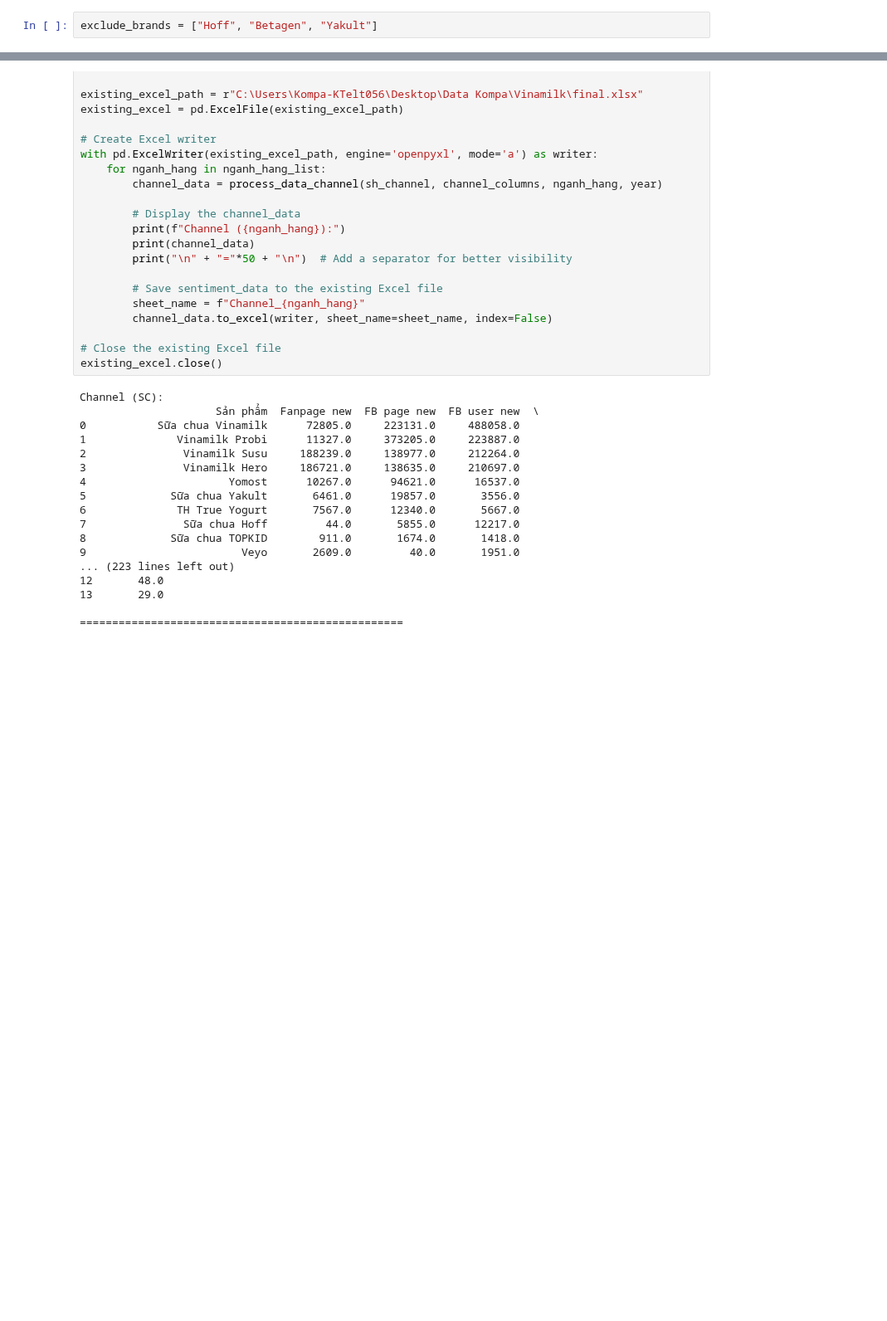
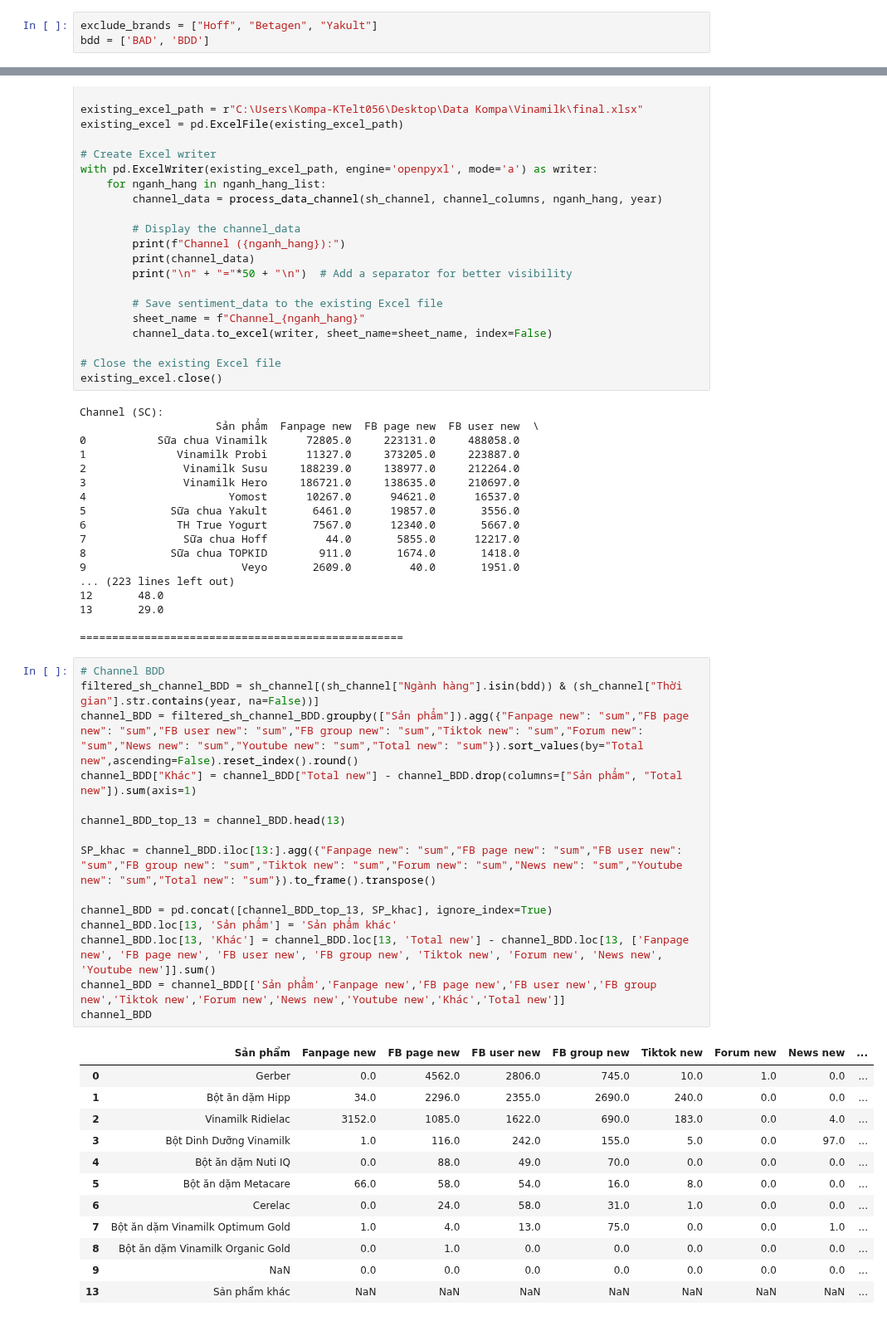
Before and after one commit to kimhueee/Brand-Social-Listening, a Jupyter notebook: Monthly Vinamilk.ipynb, the cells around one changed output, grey strips where cells are left out. Shown at 83% size. Saved outputs shown, nothing was run; the diff lists cells and outputs as text; blank space fills up the shorter version.

```diff
--- a/Monthly Vinamilk.ipynb
+++ b/Monthly Vinamilk.ipynb
@@ -234,6 +234,7 @@ pre_ytd = ['01/2023','02/2023','03/2023','04/2023','05/2023','06/2023']
 pre_year = "2023"
 # %%
 exclude_brands = ["Hoff", "Betagen", "Yakult"]
+bdd = ['BAD', 'BDD']
 # %%
 #Thị phần ngành sữa theo Tháng năm 2024
 filtered_sh_sentiment_mon = sh_sentiment[(sh_sentiment["Thời gian"] == month) & ~sh_sentiment["Thương hiệu"].isin(exclude_brands)]
@@ -627,3 +688,31 @@ Channel (SC):
 13       29.0
 
 ==================================================
+# %%
+# Channel BDD
+filtered_sh_channel_BDD = sh_channel[(sh_channel["Ngành hàng"].isin(bdd)) & (sh_channel["Thời gian"].str.contains(year, na=False))]
+channel_BDD = filtered_sh_channel_BDD.groupby(["Sản phẩm"]).agg({"Fanpage new": "sum","FB page new": "sum","FB user new": "sum","FB group new": "sum","Tiktok new": "sum","Forum new": "sum","News new": "sum","Youtube new": "sum","Total new": "sum"}).sort_values(by="Total new",ascending=False).reset_index().round()
+channel_BDD["Khác"] = channel_BDD["Total new"] - channel_BDD.drop(columns=["Sản phẩm", "Total new"]).sum(axis=1)
+
+channel_BDD_top_13 = channel_BDD.head(13)
+
+SP_khac = channel_BDD.iloc[13:].agg({"Fanpage new": "sum","FB page new": "sum","FB user new": "sum","FB group new": "sum","Tiktok new": "sum","Forum new": "sum","News new": "sum","Youtube new": "sum","Total new": "sum"}).to_frame().transpose()
+
+channel_BDD = pd.concat([channel_BDD_top_13, SP_khac], ignore_index=True)
+channel_BDD.loc[13, 'Sản phẩm'] = 'Sản phẩm khác'
+channel_BDD.loc[13, 'Khác'] = channel_BDD.loc[13, 'Total new'] - channel_BDD.loc[13, ['Fanpage new', 'FB page new', 'FB user new', 'FB group new', 'Tiktok new', 'Forum new', 'News new', 'Youtube new']].sum()
+channel_BDD = channel_BDD[['Sản phẩm','Fanpage new','FB page new','FB user new','FB group new','Tiktok new','Forum new','News new','Youtube new','Khác','Total new']]
+channel_BDD
+# %% [output]
+|  | Sản phẩm | Fanpage new | FB page new | FB user new | FB group new | Tiktok new | Forum new | News new | ... |
+| 0 | Gerber | 0.0 | 4562.0 | 2806.0 | 745.0 | 10.0 | 1.0 | 0.0 | ... |
+| 1 | Bột ăn dặm Hipp | 34.0 | 2296.0 | 2355.0 | 2690.0 | 240.0 | 0.0 | 0.0 | ... |
+| 2 | Vinamilk Ridielac | 3152.0 | 1085.0 | 1622.0 | 690.0 | 183.0 | 0.0 | 4.0 | ... |
+| 3 | Bột Dinh Dưỡng Vinamilk | 1.0 | 116.0 | 242.0 | 155.0 | 5.0 | 0.0 | 97.0 | ... |
+| 4 | Bột ăn dặm Nuti IQ | 0.0 | 88.0 | 49.0 | 70.0 | 0.0 | 0.0 | 0.0 | ... |
+| 5 | Bột ăn dặm Metacare | 66.0 | 58.0 | 54.0 | 16.0 | 8.0 | 0.0 | 0.0 | ... |
+| 6 | Cerelac | 0.0 | 24.0 | 58.0 | 31.0 | 1.0 | 0.0 | 0.0 | ... |
+| 7 | Bột ăn dặm Vinamilk Optimum Gold | 1.0 | 4.0 | 13.0 | 75.0 | 0.0 | 0.0 | 1.0 | ... |
+| 8 | Bột ăn dặm Vinamilk Organic Gold | 0.0 | 1.0 | 0.0 | 0.0 | 0.0 | 0.0 | 0.0 | ... |
+| 9 | NaN | 0.0 | 0.0 | 0.0 | 0.0 | 0.0 | 0.0 | 0.0 | ... |
+| 13 | Sản phẩm khác | NaN | NaN | NaN | NaN | NaN | NaN | NaN | ... |
```
Also changed, not shown: parts of 6 cells of this notebook.
